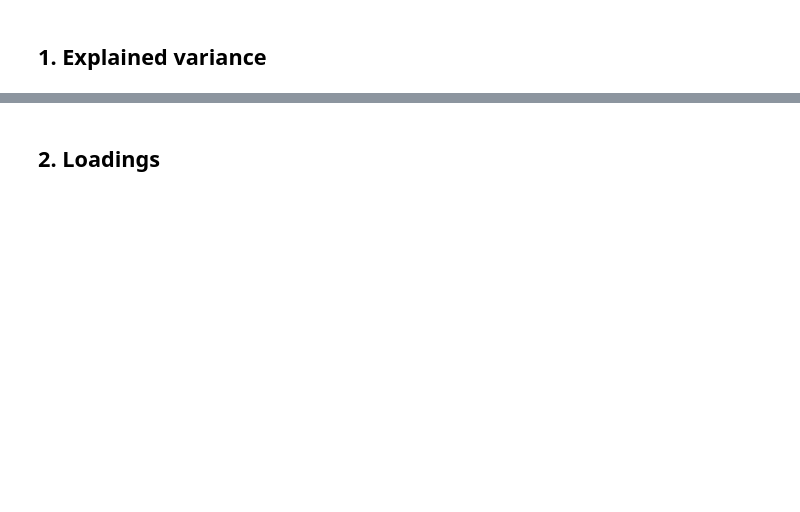
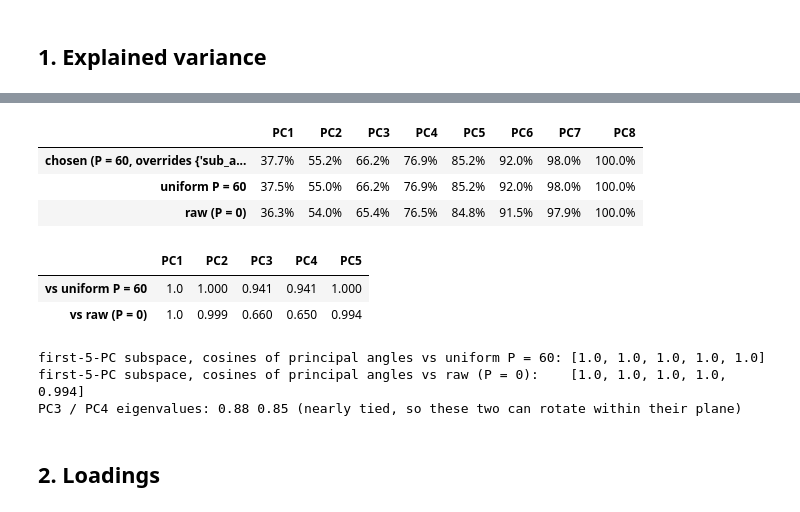
Before and after one commit to bbress467/ufc-styles, a Jupyter notebook: notebooks/02_pca.ipynb, the cells around one changed output, grey strips where cells are left out. Saved outputs shown, nothing was run; the diff lists cells and outputs as text; code cells hidden in the pictures; blank space fills up the shorter version.

```diff
--- a/notebooks/02_pca.ipynb
+++ b/notebooks/02_pca.ipynb
@@ -88,3 +86,32 @@ display(pd.DataFrame({"cumulative, shrunk (P = %g)" % F.PRIOR_MINUTES: ev.cumsum
+# %%
+L_uniform, _, ev_uniform = pca(F.clustering_matrix(F.build_profiles(None, ff, feature_priors={})).rename(columns=lambda c: c.removeprefix("z_")))
+L_raw, _, ev_raw = pca(F.clustering_matrix(F.build_profiles(None, ff, prior_minutes=0, feature_priors={})).rename(columns=lambda c: c.removeprefix("z_")))
+display(pd.DataFrame({f"chosen (P = {F.PRIOR_MINUTES:g}, overrides {F.FEATURE_PRIORS})": ev.cumsum().map("{:.1%}".format),
+                      f"uniform P = {F.PRIOR_MINUTES:g}": ev_uniform.cumsum().map("{:.1%}".format),
+                      "raw (P = 0)": ev_raw.cumsum().map("{:.1%}".format)}).T)
+
+def congruence(A, B, k=5):
+    return [round(float(abs(A.iloc[:, i] @ B.loc[A.index].iloc[:, i])), 3) for i in range(k)]
+def subspace_cosines(A, B, k=5):
+    return np.round(np.linalg.svd(A.iloc[:, :k].values.T @ B.loc[A.index].iloc[:, :k].values, compute_uv=False), 3).tolist()
+comp = pd.DataFrame({"vs uniform P = 60": congruence(L, L_uniform), "vs raw (P = 0)": congruence(L, L_raw)},
+                    index=[f"PC{i + 1}" for i in range(5)]).T
+display(comp)
+print("first-5-PC subspace, cosines of principal angles vs uniform P = 60:", subspace_cosines(L, L_uniform))
+print("first-5-PC subspace, cosines of principal angles vs raw (P = 0):   ", subspace_cosines(L, L_raw))
+print("PC3 / PC4 eigenvalues:", round(float(ev['PC3'] * X.shape[1]), 2), round(float(ev['PC4'] * X.shape[1]), 2),
+      "(nearly tied, so these two can rotate within their plane)")
+# %% [output]
+|  | PC1 | PC2 | PC3 | PC4 | PC5 | PC6 | PC7 | PC8 |
+| chosen (P = 60, overrides {'sub_a... | 37.7% | 55.2% | 66.2% | 76.9% | 85.2% | 92.0% | 98.0% | 100.0% |
+| uniform P = 60 | 37.5% | 55.0% | 66.2% | 76.9% | 85.2% | 92.0% | 98.0% | 100.0% |
+| raw (P = 0) | 36.3% | 54.0% | 65.4% | 76.5% | 84.8% | 91.5% | 97.9% | 100.0% |
+|  | PC1 | PC2 | PC3 | PC4 | PC5 |
+| vs uniform P = 60 | 1.0 | 1.000 | 0.941 | 0.941 | 1.000 |
+| vs raw (P = 0) | 1.0 | 0.999 | 0.660 | 0.650 | 0.994 |
+first-5-PC subspace, cosines of principal angles vs uniform P = 60: [1.0, 1.0, 1.0, 1.0, 1.0]
+first-5-PC subspace, cosines of principal angles vs raw (P = 0):    [1.0, 1.0, 1.0, 1.0, 0.994]
+PC3 / PC4 eigenvalues: 0.88 0.85 (nearly tied, so these two can rotate within their plane)
 # %% [markdown]
 ## 2. Loadings
 # %%
```
Also changed, not shown: parts of 7 cells of this notebook, 10 other files.
